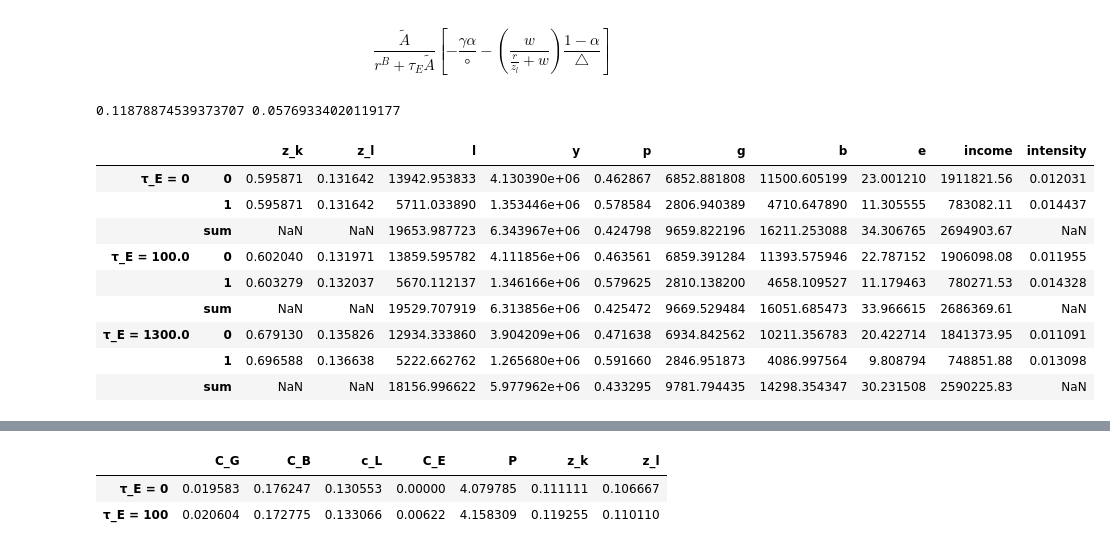
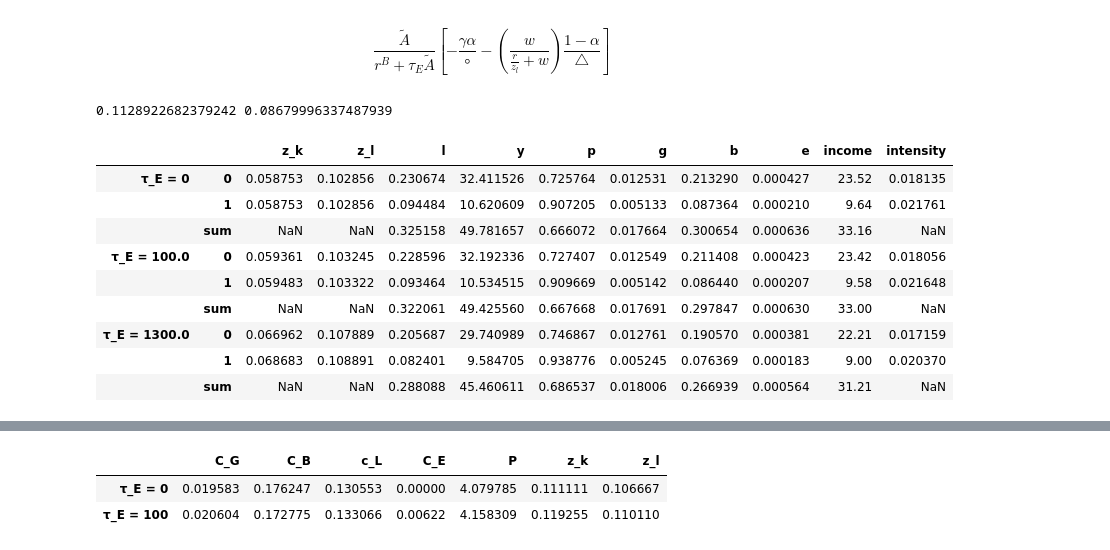
Before and after one commit to mortezaaghajanzadeh/Resource-Reallocation, a Jupyter notebook: code/test.ipynb, the cells around one changed output, grey strips where cells are left out. Drawn from its saved outputs; the diff is of its cells as text; code cells hidden in the pictures.

```diff
--- a/code/test.ipynb
+++ b/code/test.ipynb
@@ -53,38 +53,40 @@ def gen_df(params,τ_E):
 # %%
 parameters = {
     'β': 0.6,
     'γ':2.58,
-    'α': 0.45,
-    'A_hat': 1,
+    'α': 0.25,
+    'A_hat': 0.55,
     'A_tilde': 0.002,
     'μ': 0,
     'θ': 1,
     'η': np.inf,
     'σ': 5,
     'r_b': 0.05,
     'green_premium': 0,
     'w': .500, # MSEK
     'τ_E': 0,# per ton
-    'n': int(1e3)}
+    'n': int(1e3),
+    'sd': 0.1,
+    }
 
 # CO2 Emission is 13800 Kton
 # Labor 500 TSEK
 
 tax_1 = 0
 tax_2 = 100/1
 tax_3 = 1300/1
 df = pd.concat([gen_df(parameters,tax_1),gen_df(parameters,tax_2),gen_df(parameters,tax_3)],keys=['τ_E = {}'.format(tax_1),'τ_E = {}'.format(tax_2),'τ_E = {}'.format(tax_3)],axis=0)
 print(1- df.loc[df.index == ('τ_E = {}'.format(tax_3), 'sum')].e.iloc[0]/ df.loc[df.index == ('τ_E = 0', 'sum')].e.iloc[0] , 1- df.loc[df.index == ('τ_E = {}'.format(tax_3), 'sum')].y.iloc[0]/ df.loc[df.index == ('τ_E = 0', 'sum')].y.iloc[0] )
 df
 # %% [output]
-0.11878874539373707 0.05769334020119177
+0.1128922682379242 0.08679996337487939
 |  |  | z_k | z_l | l | y | p | g | b | e | income | intensity |
-| τ_E = 0 | 0 | 0.595871 | 0.131642 | 13942.953833 | 4.130390e+06 | 0.462867 | 6852.881808 | 11500.605199 | 23.001210 | 1911821.56 | 0.012031 |
-|  | 1 | 0.595871 | 0.131642 | 5711.033890 | 1.353446e+06 | 0.578584 | 2806.940389 | 4710.647890 | 11.305555 | 783082.11 | 0.014437 |
-|  | sum | NaN | NaN | 19653.987723 | 6.343967e+06 | 0.424798 | 9659.822196 | 16211.253088 | 34.306765 | 2694903.67 | NaN |
-| τ_E = 100.0 | 0 | 0.602040 | 0.131971 | 13859.595782 | 4.111856e+06 | 0.463561 | 6859.391284 | 11393.575946 | 22.787152 | 1906098.08 | 0.011955 |
-|  | 1 | 0.603279 | 0.132037 | 5670.112137 | 1.346166e+06 | 0.579625 | 2810.138200 | 4658.109527 | 11.179463 | 780271.53 | 0.014328 |
-|  | sum | NaN | NaN | 19529.707919 | 6.313856e+06 | 0.425472 | 9669.529484 | 16051.685473 | 33.966615 | 2686369.61 | NaN |
-| τ_E = 1300.0 | 0 | 0.679130 | 0.135826 | 12934.333860 | 3.904209e+06 | 0.471638 | 6934.842562 | 10211.356783 | 20.422714 | 1841373.95 | 0.011091 |
-|  | 1 | 0.696588 | 0.136638 | 5222.662762 | 1.265680e+06 | 0.591660 | 2846.951873 | 4086.997564 | 9.808794 | 748851.88 | 0.013098 |
-|  | sum | NaN | NaN | 18156.996622 | 5.977962e+06 | 0.433295 | 9781.794435 | 14298.354347 | 30.231508 | 2590225.83 | NaN |
+| τ_E = 0 | 0 | 0.058753 | 0.102856 | 0.230674 | 32.411526 | 0.725764 | 0.012531 | 0.213290 | 0.000427 | 23.52 | 0.018135 |
+|  | 1 | 0.058753 | 0.102856 | 0.094484 | 10.620609 | 0.907205 | 0.005133 | 0.087364 | 0.000210 | 9.64 | 0.021761 |
+|  | sum | NaN | NaN | 0.325158 | 49.781657 | 0.666072 | 0.017664 | 0.300654 | 0.000636 | 33.16 | NaN |
+| τ_E = 100.0 | 0 | 0.059361 | 0.103245 | 0.228596 | 32.192336 | 0.727407 | 0.012549 | 0.211408 | 0.000423 | 23.42 | 0.018056 |
+|  | 1 | 0.059483 | 0.103322 | 0.093464 | 10.534515 | 0.909669 | 0.005142 | 0.086440 | 0.000207 | 9.58 | 0.021648 |
+|  | sum | NaN | NaN | 0.322061 | 49.425560 | 0.667668 | 0.017691 | 0.297847 | 0.000630 | 33.00 | NaN |
+| τ_E = 1300.0 | 0 | 0.066962 | 0.107889 | 0.205687 | 29.740989 | 0.746867 | 0.012761 | 0.190570 | 0.000381 | 22.21 | 0.017159 |
+|  | 1 | 0.068683 | 0.108891 | 0.082401 | 9.584705 | 0.938776 | 0.005245 | 0.076369 | 0.000183 | 9.00 | 0.020370 |
+|  | sum | NaN | NaN | 0.288088 | 45.460611 | 0.686537 | 0.018006 | 0.266939 | 0.000564 | 31.21 | NaN |
```
Also changed, not shown: parts of 3 cells of this notebook, 25 other files.
